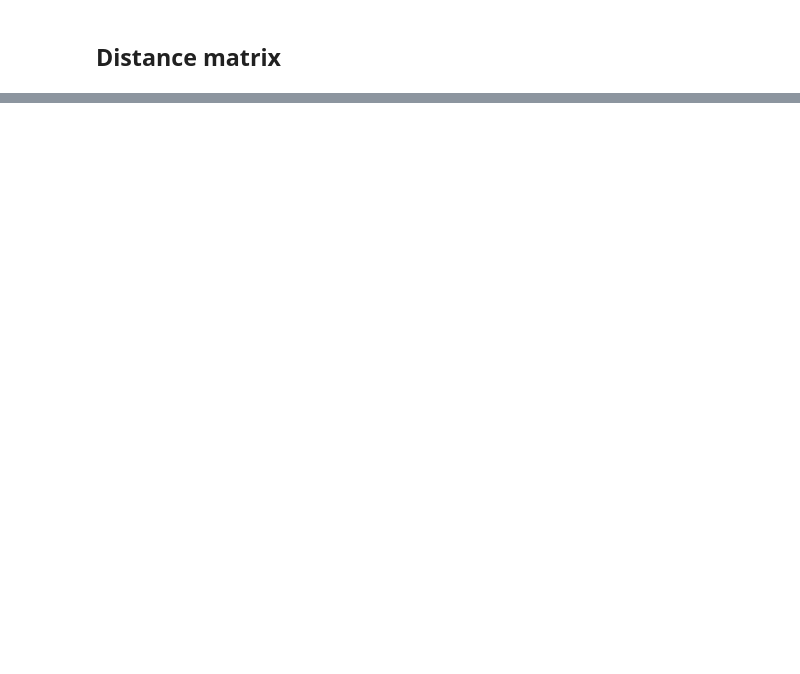
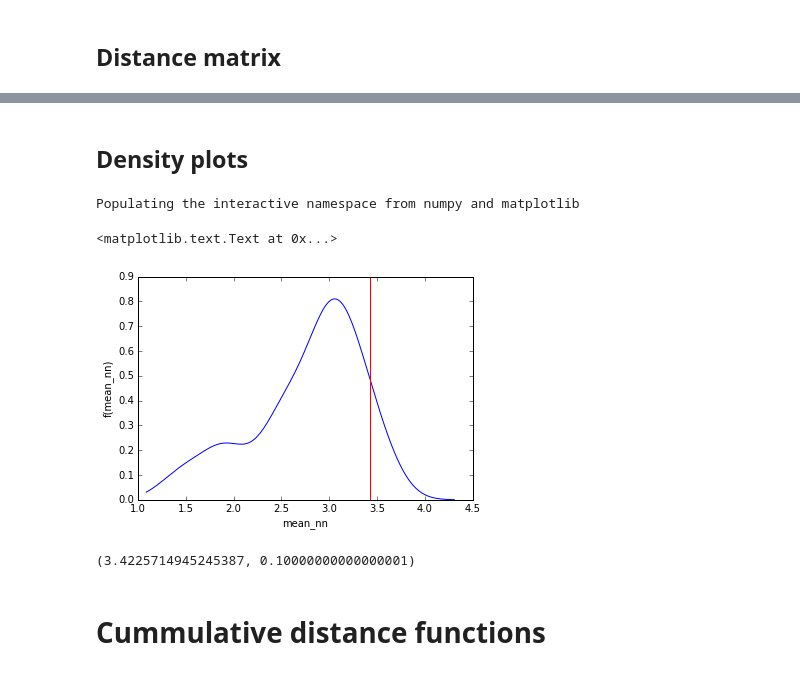
Before and after one commit to sakrison/Distance_ASU, a Jupyter notebook: distance_hints.ipynb, the cells around one changed output, grey strips where cells are left out. Saved outputs shown, nothing was run; the diff lists cells and outputs as text; code cells hidden in the pictures; blank space fills up the shorter version.

Commit message:
more hints on distance based statistics

```diff
--- a/distance_hints.ipynb
+++ b/distance_hints.ipynb
@@ -52,0 +55,13 @@ array([3, 2, 1, 4, 3])
+# %%
+def mean_nn(x,y):
+    n = len(x)
+    D = np.zeros((n,n))
+    for i in range(n-1):
+        for j in range(i+1, n):
+            xd = x[i]-x[j]
+            yd = y[i]-y[j]
+            D[i,j] = np.sqrt(xd*xd + yd*yd)
+            D[j,i] = D[i,j]
+    D1 = D + np.diag(np.ones(n,)* D.max())
+    nnd = D1.min(axis=1)
+    return nnd.mean()
@@ -52,0 +72,14 @@ array([3, 2, 1, 4, 3])
+# %%
+def mean_nn_test(x,y, permutations=99):
+    observed = mean_nn(x,y)
+    ids = np.arange(len(x))
+    null_values = np.zeros((permutations,))
+    for i in range(permutations):
+        np.random.shuffle(ids)
+        rx = x[ids]
+        null_values[i] = mean_nn(rx,y)
+    larger = (null_values >= observed).sum()
+    if (permutations - larger) < larger:
+        larger = permutations - larger
+    pvalue = (larger + 1.) / (permutations + 1.)
+    return null_values, observed, pvalue # returns simulated statistics, observed value, pvalue
@@ -52,0 +107,24 @@ array([3, 2, 1, 4, 3])
+# %% [markdown]
+## Density plots
+# %%
+from scipy.stats import  gaussian_kde
+%pylab inline
+
+sim, obs, pvalue = mean_nn_test(x,y)
+
+density = gaussian_kde(sim)
+xs = np.linspace(0.8*min(sim),max(sim)*1.2,200)
+plot(xs,density(xs))
+axvline(x=obs, color='r')
+xlabel('mean_nn')
+ylabel('f(mean_nn)')
+# %% [output]
+Populating the interactive namespace from numpy and matplotlib
+<matplotlib.text.Text at 0x...>
+[figure, added]
+# %%
+obs, pvalue
+# %% [output]
+(3.4225714945245387, 0.10000000000000001)
+# %% [markdown]
+# Cummulative distance functions
```
Also changed, not shown: parts of 20 cells of this notebook.
